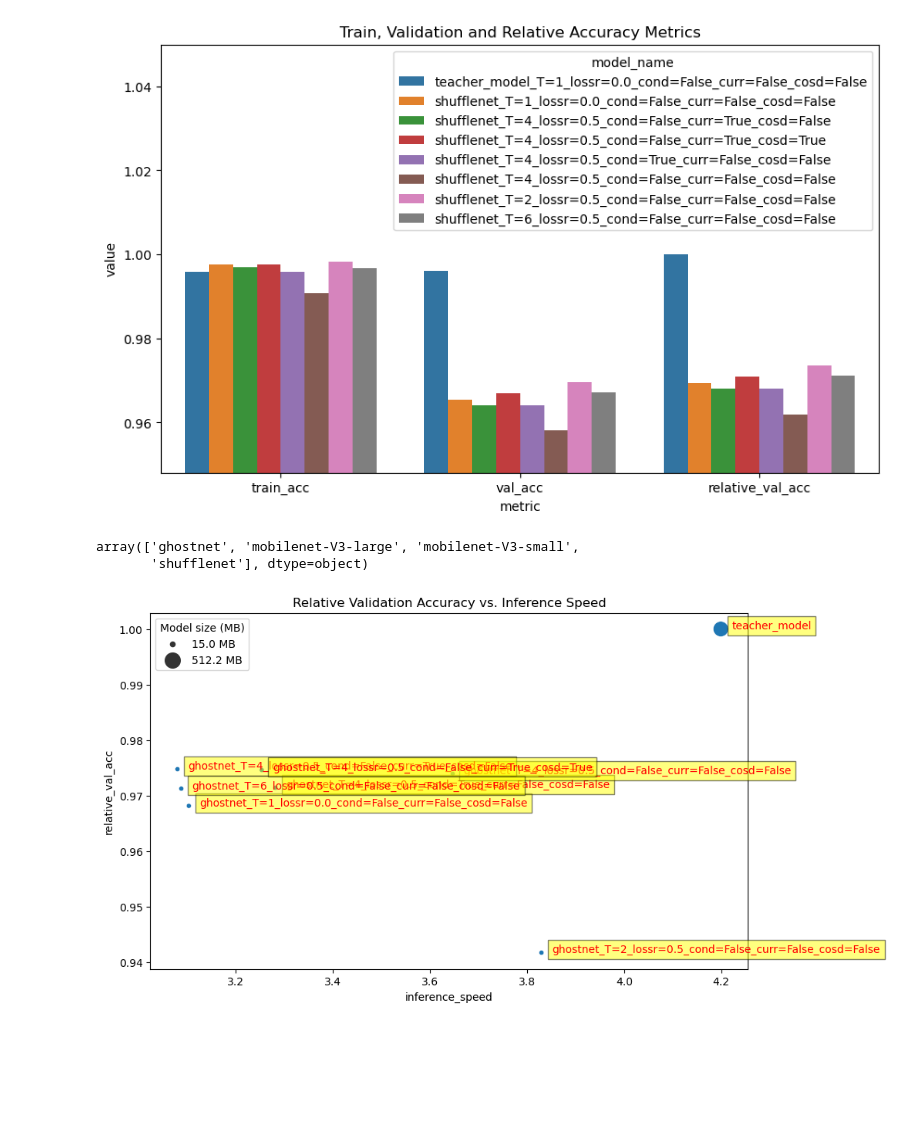
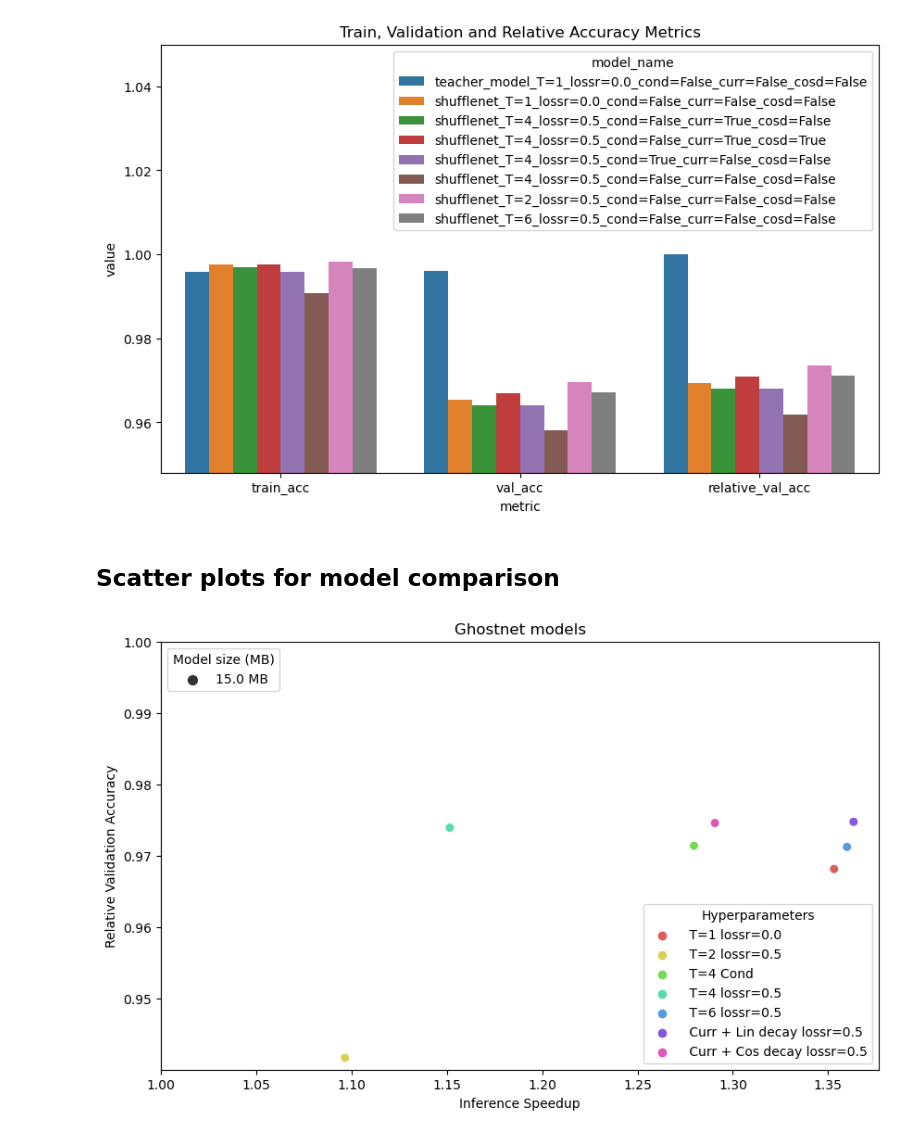
Before and after one commit to AndrisFreeman/KnowledgeDistillation_AZ, a Jupyter notebook: eval_experiments.ipynb, the cells around one changed output. Drawn from its saved outputs; the diff is of its cells as text; code cells hidden in the pictures; blank space fills up the shorter version.

Commit message:
presentable scatter plots

```diff
--- a/eval_experiments.ipynb
+++ b/eval_experiments.ipynb
@@ -153,16 +153,27 @@ full_json = (teacher_data + json_data)
 # %%
 df = pd.DataFrame(full_json)
 # df.insert(column="model_name", loc=1, value=f"{df['student_model_name']}_T={df['T']}_lossr={df['loss_ratio']}")
-df.insert(loc=1, column='model_name',
+df.insert(loc=1, column='full_model_name',
           value=df['student_model_name'] +
                 '_T=' + df['T'].astype(str) +
                 '_lossr=' + df['loss_ratio'].astype(str) +
                 '_cond=' + df['conditional'].astype(str) +
                 '_curr=' + df['curriculum'].astype(str) +
                 '_cosd=' + df['cosine_decay'].astype(str))
+df.insert(loc=2, column='hyperparameters',
+          value=np.where(df['curriculum'],
+                           # Add a string to numpy array of strings element-wise
+                           np.core.defchararray.add(" Curr + ", np.where(df['cosine_decay'], "Cos decay", "Lin decay")),
+                           ' T=' + df['T'].astype(str)) +
+                  np.where(df['conditional'],
+                           " Cond",
+                           ' lossr=' + df['loss_ratio'].astype(str)))
+df.insert(loc=2, column='model_name',
+          value=df['student_model_name'] + df['hyperparameters'])
 df['student_num_params'] = df['student_num_params'] / 1e6
 df["relative_val_loss"] = df["val_loss"] / teacher_data[0]["val_loss"]
 df["relative_val_acc"] = df["val_acc"] / teacher_data[0]["val_acc"]
+df["inference_speedup"] = teacher_data[0]["inference_speed"] / df["inference_speed"]
 
 print(df.shape)
 # Filter batch size 256
@@ -236,37 +247,5 @@ plot_accs(df_melted_accs[df_melted_accs["student_model_name"].isin(["teacher_mod
 [figure]
 [figure]
 [figure]
-# %%
-def scatterplot_compare(df, model_group="All", plot=False):
-    # Create a scatter plot
-    plt.figure(figsize=(10, 6))
-    scatter = sns.scatterplot(data=df, x='inference_speed', y='relative_val_acc', size='student_memory', sizes=(20, 200))
-
-    offset = (max(df["inference_speed"]) - min(df["inference_speed"])) / 50
-    # Add model names as text annotations
-    for i in range(df.shape[0]):
-        if "teacher" in df['model_name'].iloc[i]:
-            model_name = "teacher_model"
-        else:
-            model_name = df['model_name'].iloc[i]
-        plt.text(x=df['inference_speed'].iloc[i] + offset,
-                y=df['relative_val_acc'].iloc[i],
-                s=model_name,
-                # rotation=45,
-                fontdict=dict(color='red',size=10),
-                bbox=dict(facecolor='yellow',alpha=0.5))
-
-    # Modify the legend to round sizes and add a title
-    handles, labels = scatter.get_legend_handles_labels()
-    labels = [f'{round(float(label), 1)} MB' for label in labels]
-    plt.legend(handles, labels, title='Model size (MB)')
-
-    plt.title('Relative Validation Accuracy vs. Inference Speed')
-    plt.savefig(f'images/fat_plot_{model_group}.png')
-    if plot:
-        plt.show()
-# %%
-df["student_model_name"].unique()[1:]
-# %% [output]
-array(['ghostnet', 'mobilenet-V3-large', 'mobilenet-V3-small',
-       'shufflenet'], dtype=object)
+# %% [markdown]
+## Scatter plots for model comparison
@@ -273,5 +312,6 @@ array(['ghostnet', 'mobilenet-V3-large', 'mobilenet-V3-small',
 # %%
-scatterplot_compare(df[df["student_model_name"].isin(["teacher_model", "ghostnet"])], model_group="ghostnet", plot=True)
+scatterplot_compare(df=df[df["student_model_name"].isin(["ghostnet"])],
+                    model_group="ghostnet", plot=True)
 # %% [output]
-[figure, old version]
+[figure, new version]
 # %%
```
Also changed, not shown: parts of 8 cells of this notebook, 5 other files.
